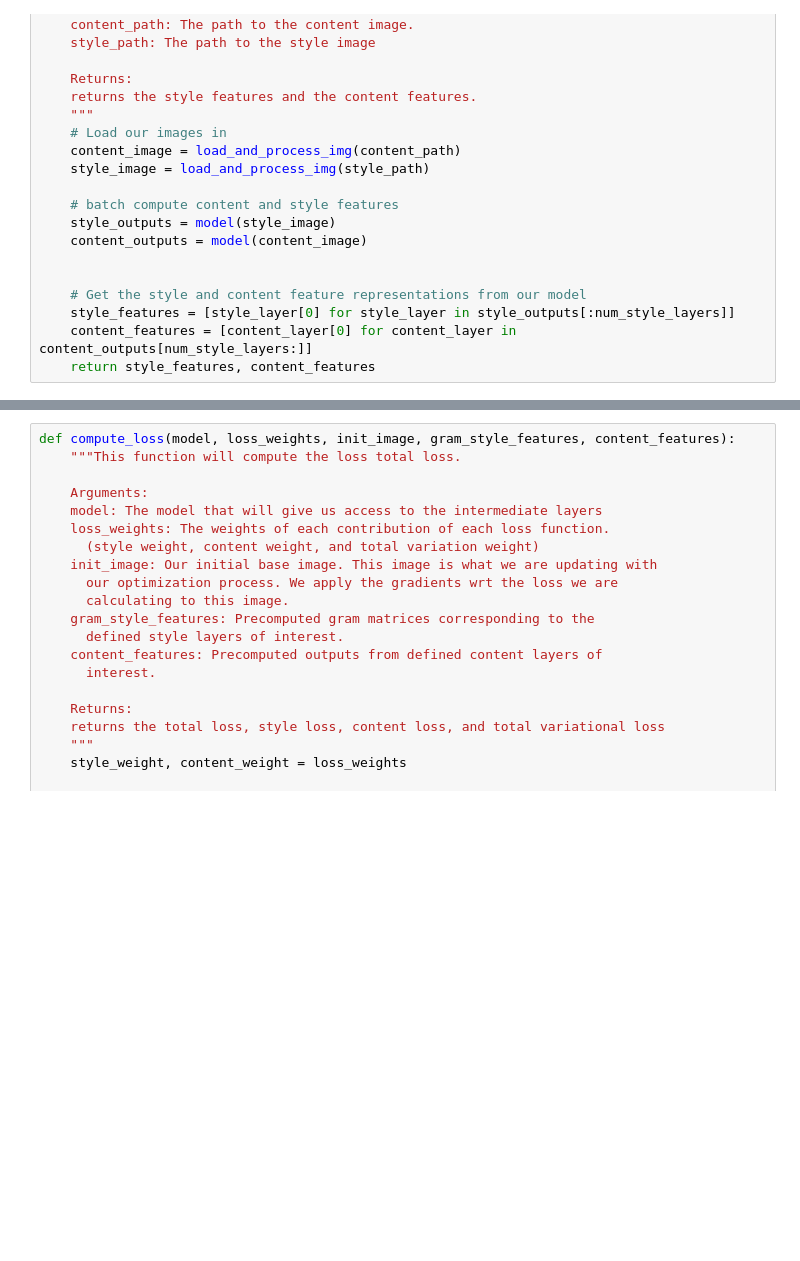
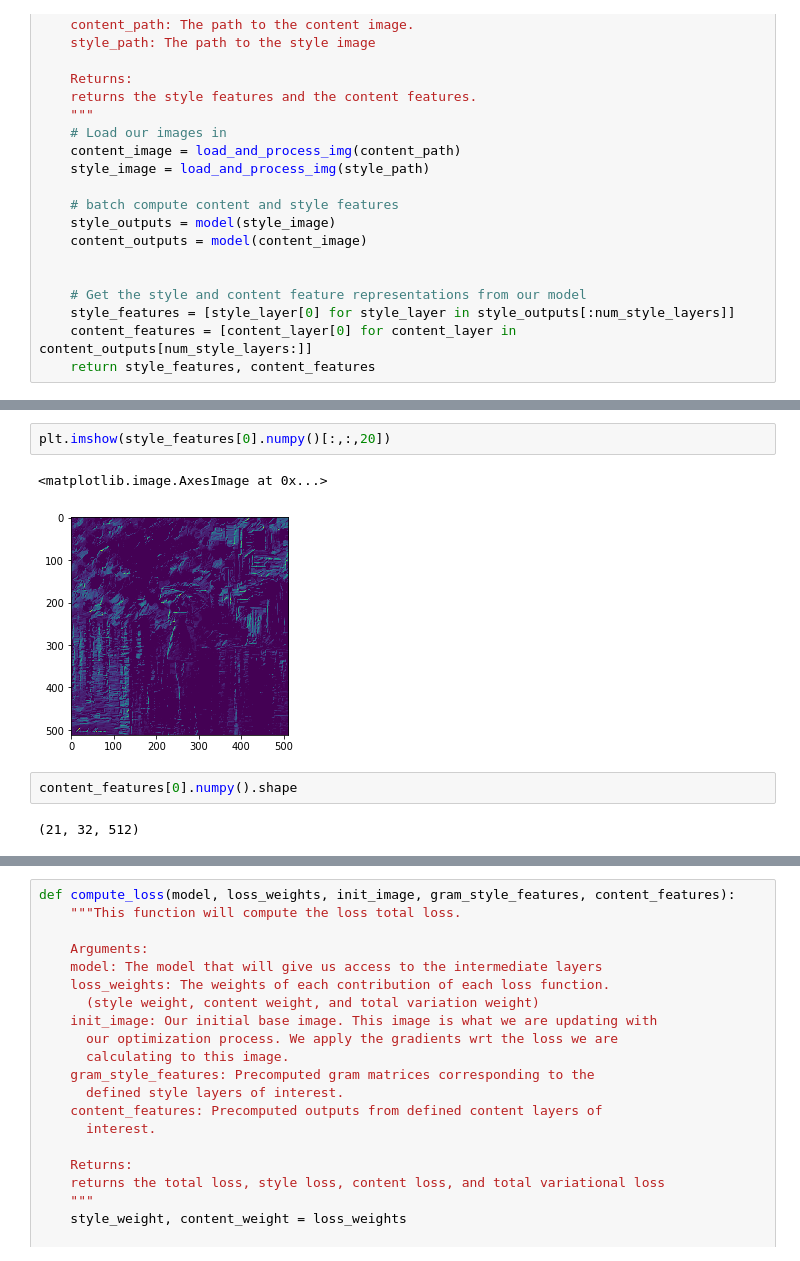
Before and after one commit to Nick-Morgan/neural-style-transfer, a Jupyter notebook: Outline & Notes.ipynb, the cells around one changed output, grey strips where cells are left out. Drawn from its saved outputs; the diff is of its cells as text; blank space fills up the shorter version.

```diff
--- a/Outline & Notes.ipynb
+++ b/Outline & Notes.ipynb
@@ -207,0 +276,9 @@ def get_feature_representations(model, content_path, style_path):
+# %%
+plt.imshow(style_features[0].numpy()[:,:,20])
+# %% [output]
+<matplotlib.image.AxesImage at 0x...>
+[figure, added]
+# %%
+content_features[0].numpy().shape
+# %% [output]
+(21, 32, 512)
```
Also changed, not shown: parts of 19 cells of this notebook.
